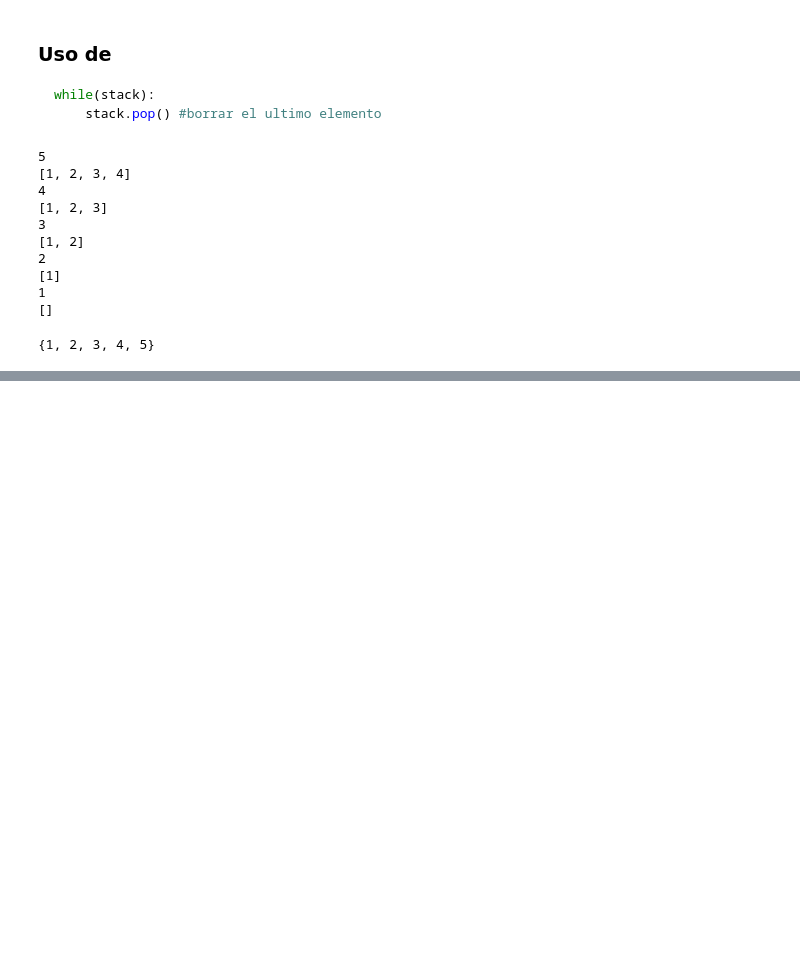
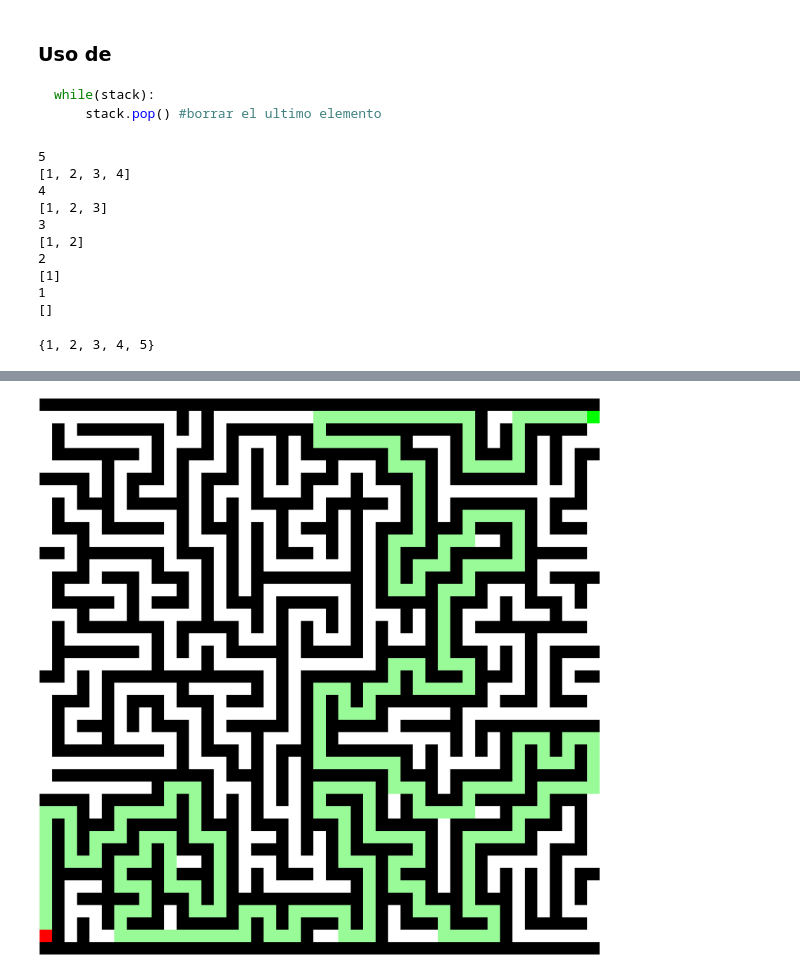
Before and after one commit to rabarza/Laberinto-Q-Learning, a Jupyter notebook: comparacion_modelos.ipynb, the cells around one changed output, grey strips where cells are left out. Cells and saved outputs as stored; diff of their text form; code cells hidden in the pictures; blank space fills up the shorter version.

```diff
--- a/comparacion_modelos.ipynb
+++ b/comparacion_modelos.ipynb
@@ -172,0 +222,5 @@ set([1,2,3,4,5])
+# %%
+num_episodes = 200
+alpha = 0.9
+gamma = 0.9
+epsilon = 0.1
@@ -172,0 +243,5 @@ set([1,2,3,4,5])
+# %%
+path = model.best_path(maze.start)
+maze.render(path)
+# %% [output]
+[figure, added]
```
Also changed, not shown: parts of 18 cells of this notebook, 7 other files.
